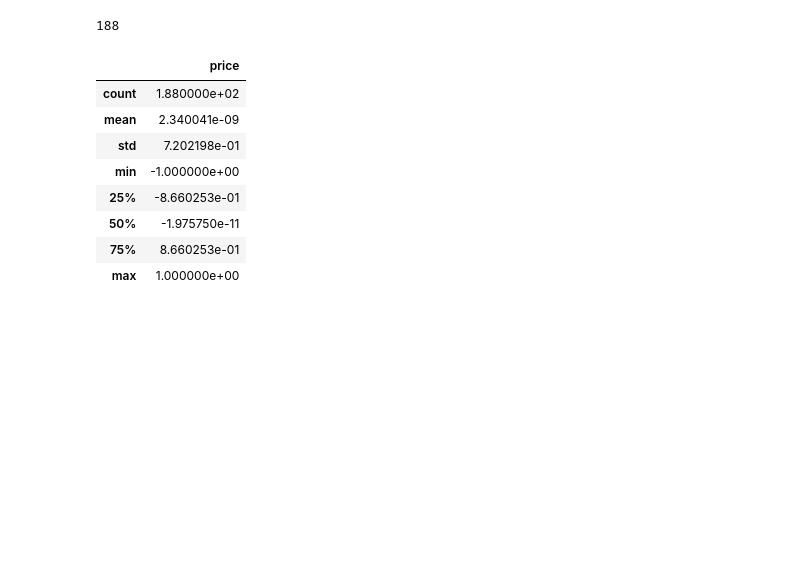
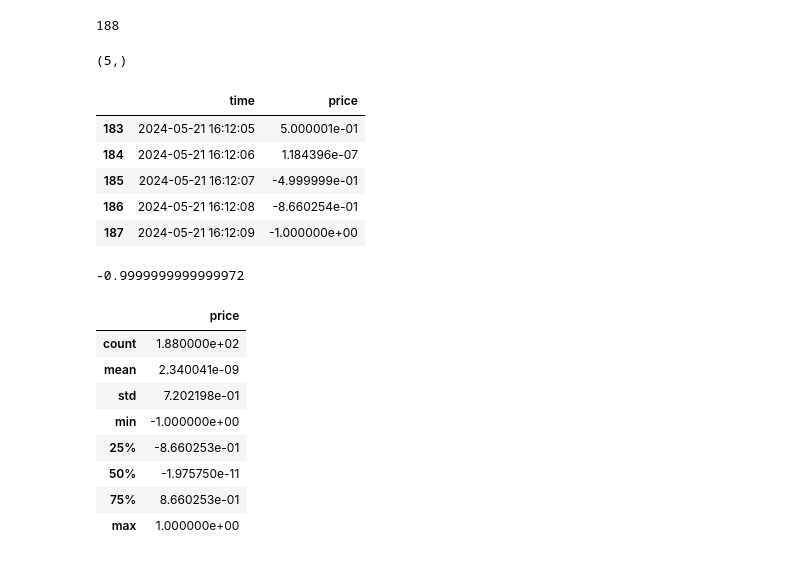
Before and after one commit to Unlxgit/ChaosEngineeringDataPipeline, a Jupyter notebook: src/forecast/test.ipynb, the cells around one changed output. Saved outputs shown, nothing was run; the diff lists cells and outputs as text; code cells hidden in the pictures; blank space fills up the shorter version.

```diff
--- a/src/forecast/test.ipynb
+++ b/src/forecast/test.ipynb
@@ -46,4 +47,21 @@ df.shape[0]
 df = pd.read_csv('test.csv')
+# %%
+df['price'].values[-5:].shape
+# %% [output]
+(5,)
+# %%
+(df.tail())
+# %% [output]
+|  | time | price |
+| 183 | 2024-05-21 16:12:05 | 5.000001e-01 |
+| 184 | 2024-05-21 16:12:06 | 1.184396e-07 |
+| 185 | 2024-05-21 16:12:07 | -4.999999e-01 |
+| 186 | 2024-05-21 16:12:08 | -8.660254e-01 |
+| 187 | 2024-05-21 16:12:09 | -1.000000e+00 |
+# %%
+df.values[-1][1]
+# %% [output]
+-0.9999999999999972
 # %%
 df.describe()
 # %% [output]
```
Also changed, not shown: parts of 2 cells of this notebook, 4 other files.
